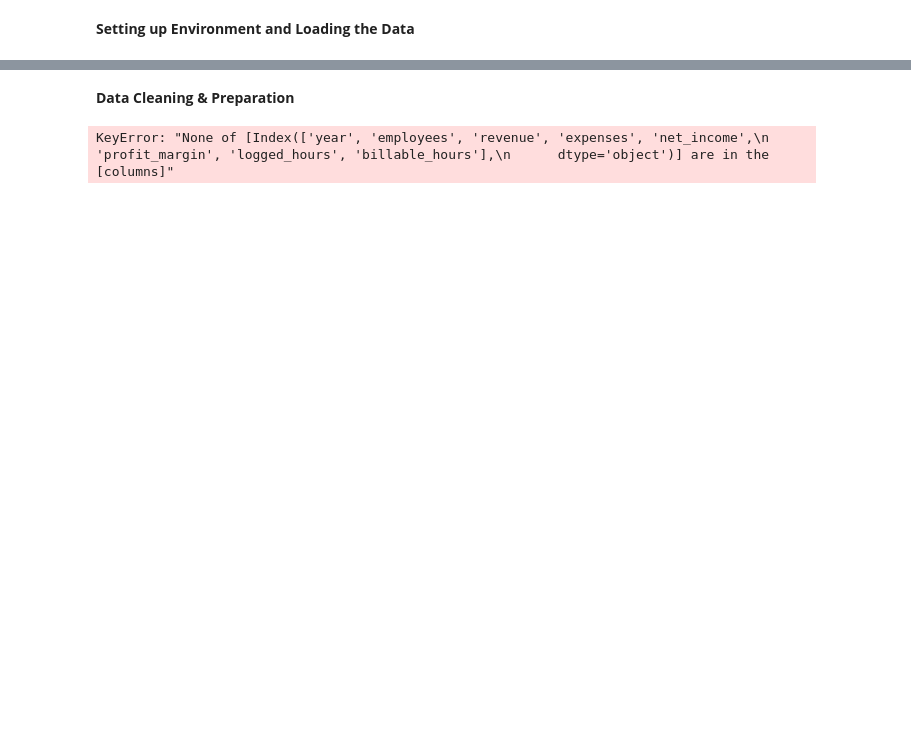
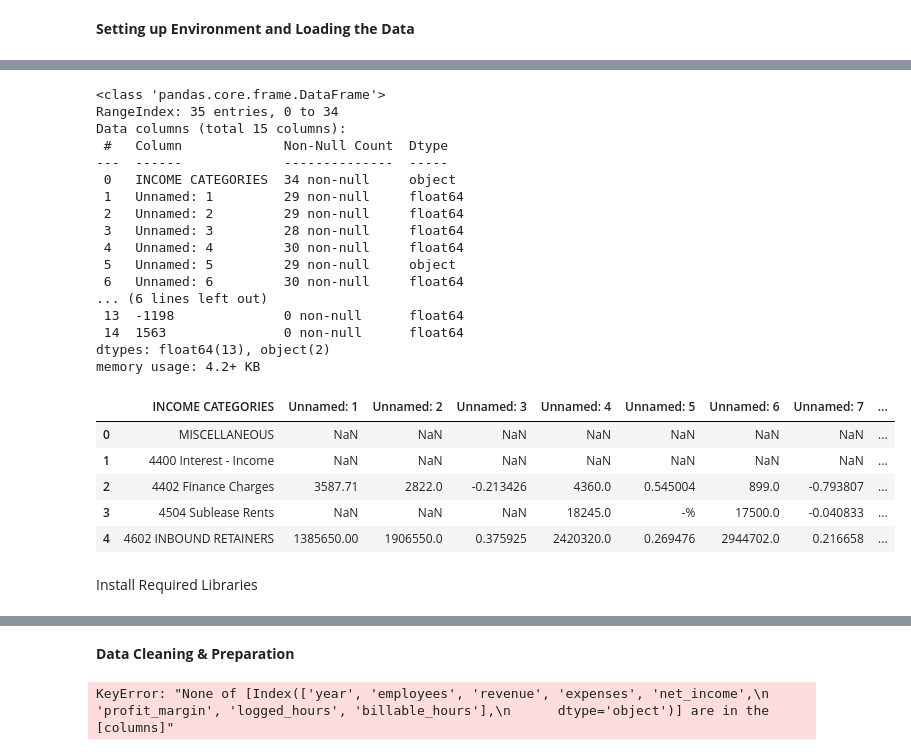
Before and after one commit to chipojaya1/pro_bono_dd, a Jupyter notebook: Efficiency_Report.ipynb, the cells around one changed output, grey strips where cells are left out. Cells and saved outputs as stored; diff of their text form; code cells hidden in the pictures; blank space fills up the shorter version.

```diff
--- a/Efficiency_Report.ipynb
+++ b/Efficiency_Report.ipynb
@@ -15,3 +316,31 @@ df_metrics = pd.read_excel(file_path, sheet_name='DD Detailed Revenue Metrics',
 # %%
 # Load P&L data
-df_pnl = pd.read_excel(file_path, sheet_name='DD 4-year P&L Summary', skiprows=1)
+df_pnl = pd.read_excel(data, sheet_name='DD 4-year P&L Summary', skiprows=1)
+df_pnl.info()
+df_pnl.head()
+# %% [output]
+<class 'pandas.core.frame.DataFrame'>
+RangeIndex: 35 entries, 0 to 34
+Data columns (total 15 columns):
+ #   Column             Non-Null Count  Dtype
+---  ------             --------------  -----
+ 0   INCOME CATEGORIES  34 non-null     object
+ 1   Unnamed: 1         29 non-null     float64
+ 2   Unnamed: 2         29 non-null     float64
+ 3   Unnamed: 3         28 non-null     float64
+ 4   Unnamed: 4         30 non-null     float64
+ 5   Unnamed: 5         29 non-null     object
+ 6   Unnamed: 6         30 non-null     float64
+... (6 lines left out)
+ 13  -1198              0 non-null      float64
+ 14  1563               0 non-null      float64
+dtypes: float64(13), object(2)
+memory usage: 4.2+ KB
+|  | INCOME CATEGORIES | Unnamed: 1 | Unnamed: 2 | Unnamed: 3 | Unnamed: 4 | Unnamed: 5 | Unnamed: 6 | Unnamed: 7 | ... |
+| 0 | MISCELLANEOUS | NaN | NaN | NaN | NaN | NaN | NaN | NaN | ... |
+| 1 | 4400 Interest - Income | NaN | NaN | NaN | NaN | NaN | NaN | NaN | ... |
+| 2 | 4402 Finance Charges | 3587.71 | 2822.0 | -0.213426 | 4360.0 | 0.545004 | 899.0 | -0.793807 | ... |
+| 3 | 4504 Sublease Rents | NaN | NaN | NaN | 18245.0 | -% | 17500.0 | -0.040833 | ... |
+| 4 | 4602 INBOUND RETAINERS | 1385650.00 | 1906550.0 | 0.375925 | 2420320.0 | 0.269476 | 2944702.0 | 0.216658 | ... |
+# %% [markdown]
+Install Required Libraries
```
Also changed, not shown: parts of 46 cells of this notebook.
